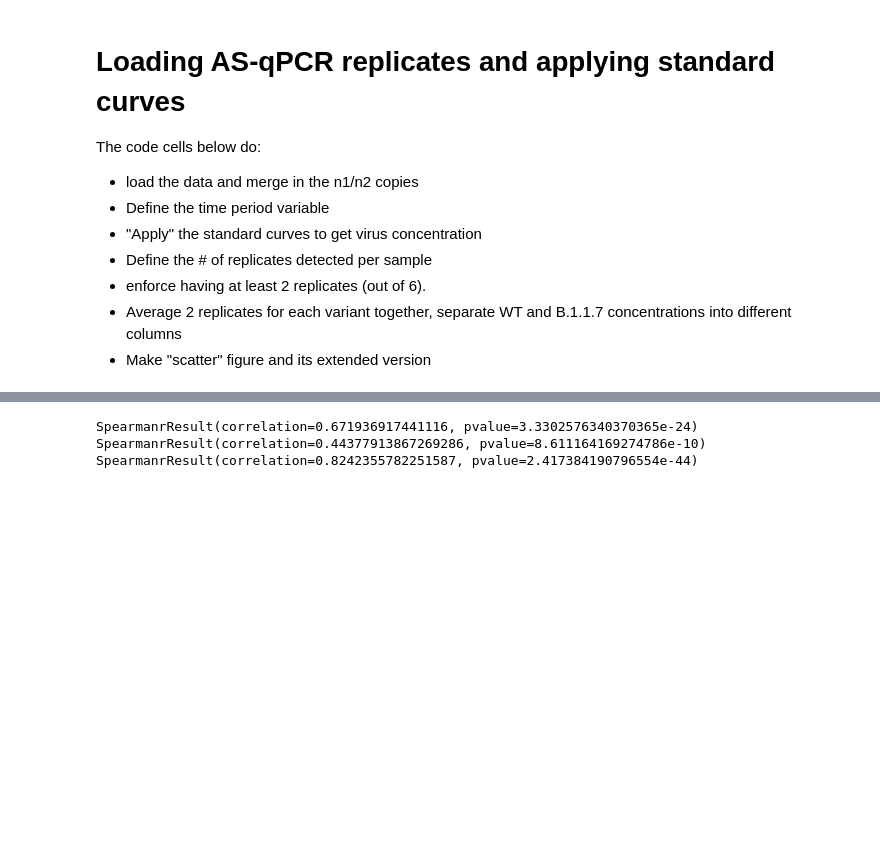
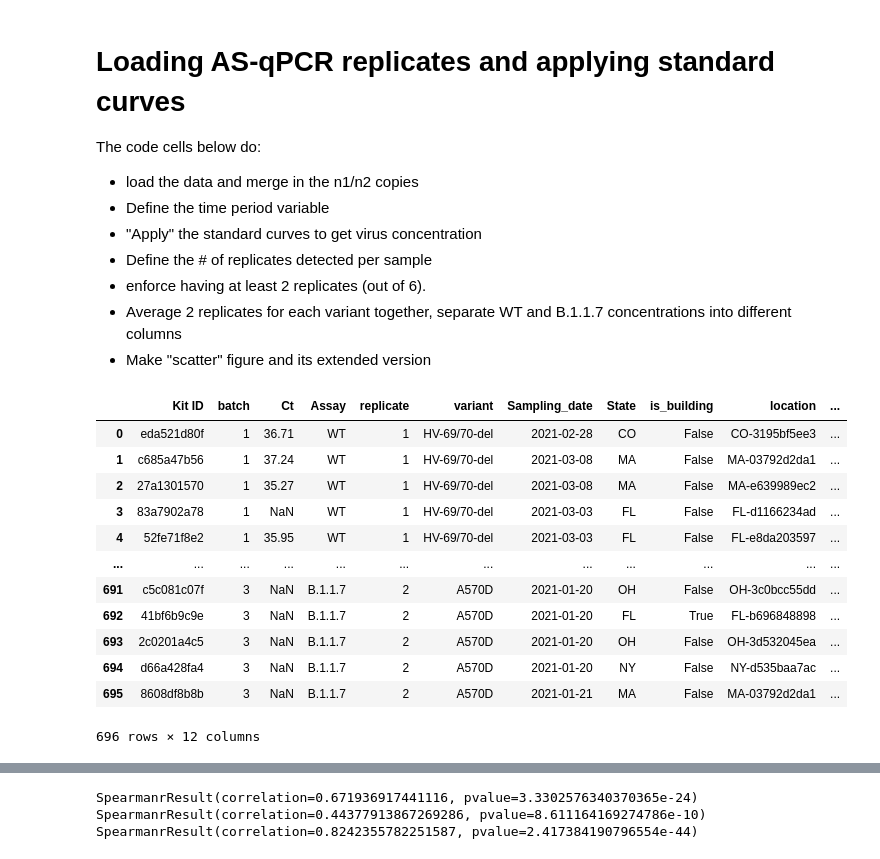
Before and after one commit to biobotanalytics/as-qpcr-lee, a Jupyter notebook: replication.ipynb, the cells around one changed output, grey strips where cells are left out. Cells and saved outputs as stored; diff of their text form; code cells hidden in the pictures; blank space fills up the shorter version.

```diff
--- a/replication.ipynb
+++ b/replication.ipynb
@@ -320,15 +317,30 @@ The code cells below do:
 * Make "scatter" figure and its extended version
 # %%
 # load the data and merged in n1/n2 copies
-df = pd.read_csv("in_data/variant_assay_batch1-batch3.csv", parse_dates=[datecol])
+df = pd.read_csv("in_data/variant_assay_batch1-batch3.csv", parse_dates=[datecol], index_col=0 )
 df = pd.merge(
     df,
     n1n2_copies,
     left_on="Kit ID",
     right_on="Kit_ID",
     how="left",
     validate="many_to_one",
 )
+df
+# %% [output]
+|  | Kit ID | batch | Ct | Assay | replicate | variant | Sampling_date | State | is_building | location | ... |
+| 0 | eda521d80f | 1 | 36.71 | WT | 1 | HV-69/70-del | 2021-02-28 | CO | False | CO-3195bf5ee3 | ... |
+| 1 | c685a47b56 | 1 | 37.24 | WT | 1 | HV-69/70-del | 2021-03-08 | MA | False | MA-03792d2da1 | ... |
+| 2 | 27a1301570 | 1 | 35.27 | WT | 1 | HV-69/70-del | 2021-03-08 | MA | False | MA-e639989ec2 | ... |
+| 3 | 83a7902a78 | 1 | NaN | WT | 1 | HV-69/70-del | 2021-03-03 | FL | False | FL-d1166234ad | ... |
+| 4 | 52fe71f8e2 | 1 | 35.95 | WT | 1 | HV-69/70-del | 2021-03-03 | FL | False | FL-e8da203597 | ... |
+| ... | ... | ... | ... | ... | ... | ... | ... | ... | ... | ... | ... |
+| 691 | c5c081c07f | 3 | NaN | B.1.1.7 | 2 | A570D | 2021-01-20 | OH | False | OH-3c0bcc55dd | ... |
+| 692 | 41bf6b9c9e | 3 | NaN | B.1.1.7 | 2 | A570D | 2021-01-20 | FL | True | FL-b696848898 | ... |
+| 693 | 2c0201a4c5 | 3 | NaN | B.1.1.7 | 2 | A570D | 2021-01-20 | OH | False | OH-3d532045ea | ... |
+| 694 | d66a428fa4 | 3 | NaN | B.1.1.7 | 2 | A570D | 2021-01-20 | NY | False | NY-d535baa7ac | ... |
+| 695 | 8608df8b8b | 3 | NaN | B.1.1.7 | 2 | A570D | 2021-01-21 | MA | False | MA-03792d2da1 | ... |
+696 rows × 12 columns
 # %%
 # defining time period variable
 df["time period"] = "Oct 2020"
```
Also changed, not shown: parts of 8 cells of this notebook, 7 other files.
